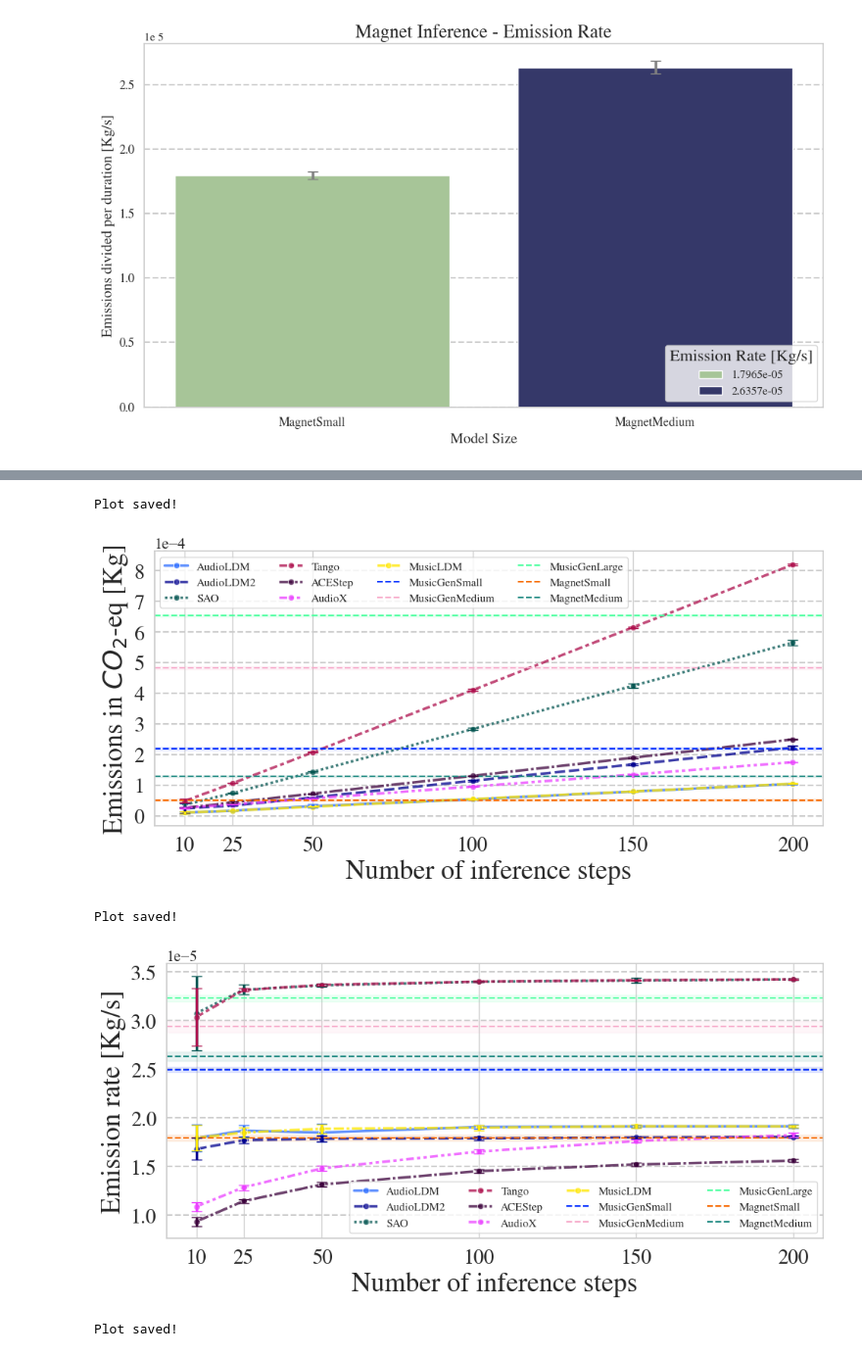
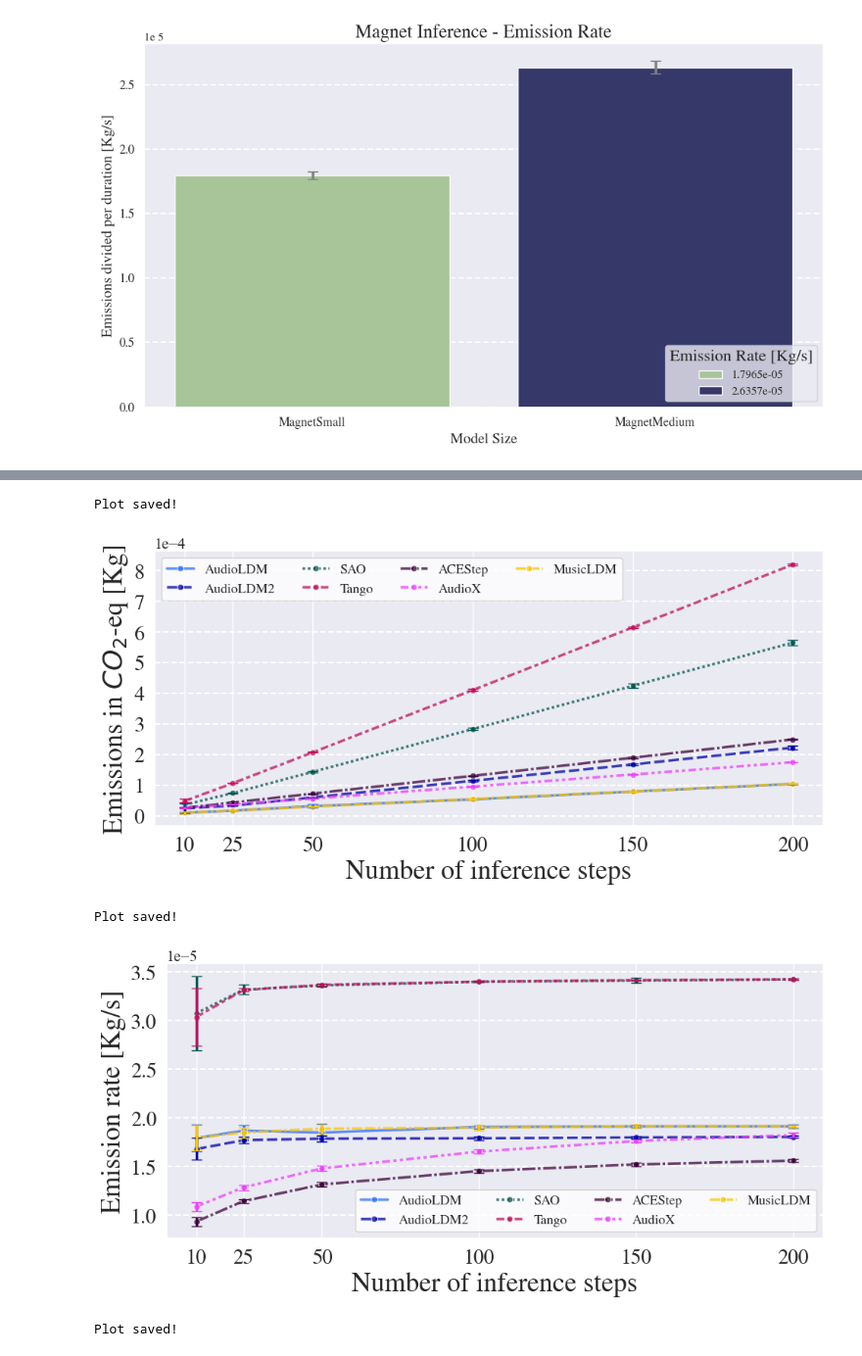
Before and after one commit to rickgiantsteps/musicdiff-consumption, a Jupyter notebook: inferencesteps_figures.ipynb, the cells around one changed output, grey strips where cells are left out. Shown at 98% size. Saved outputs shown, nothing was run; the diff lists cells and outputs as text; code cells hidden in the pictures.

Commit message:
plot updates

```diff
--- a/inferencesteps_figures.ipynb
+++ b/inferencesteps_figures.ipynb
@@ -298,7 +300,7 @@ def compare_nondiffs(path, models, size=(10, 6), fontdim=12, option="summary"):
 
         handles, labels = plt.gca().get_legend_handles_labels()
         labels = [format_label(label, decimals=8) for label in labels]
-        plt.legend(handles, labels, title=f'{emissdict[option][2]} {emissdict[option][3]}')
+        plt.legend(handles, labels, title=f'{emissdict[option][2]} {emissdict[option][3]}', facecolor="white")
         plt.tight_layout()
         if option == "emissions_rate" and len(models) < 4: sns.move_legend(ax, "lower right")
 
@@ -498,7 +500,7 @@ def compare_models(pathfile, models, dctcolors, option="summary", nondiff=True):
             stds = df_std[f"{option}"].values.flatten()
 
             plt.figure(figsize=(size[0], size[1]))
-            sns.set_theme(style="whitegrid")
+            sns.set_theme()
             font_path = current_dir + r"\Times-Roman Regular.ttf"
             font_manager.fontManager.addfont(font_path)
             prop = font_manager.FontProperties(fname=font_path)
@@ -603,7 +605,7 @@ def compare_models(pathfile, models, dctcolors, option="summary", nondiff=True):
         handles, labels = plt.gca().get_legend_handles_labels()
         labels = [format_label(label[5:] if label.startswith("music") else label, decimals=8) for label in labels]
         plt.tight_layout()
-        plt.legend(handles, labels, title=f'', fontsize=fontdim-5, ncol=4).set_zorder(5)
+        plt.legend(handles, labels, title=f'', fontsize=fontdim-3, ncol=4, facecolor="white").set_zorder(5)
 
         if len(models) < 4:
             plt.tight_layout()
@@ -704,7 +706,7 @@ Plot saved!
 model_list = ["musicAudioLDM", "musicAudioLDM2", "musicSAO", "musicTango", "ACEStep", "AudioX", "MusicLDM"]
 
 # Flag to plot MusicGen and Magnet models
-nondiff = True
+nondiff = False
 
 # Prepare CSV files for model comparison
 filtered_files = [[] for _ in range(len(model_list))]
@@ -722,5 +724,5 @@ compare_models(filtered_files, model_list, dictcolors, option="summary", nondiff
 Plot saved!
-[figure, old version]
+[figure, new version]
 Plot saved!
-[figure, old version]
+[figure, new version]
 Plot saved!
```
Also changed, not shown: parts of 4 cells of this notebook, 42 other files.
